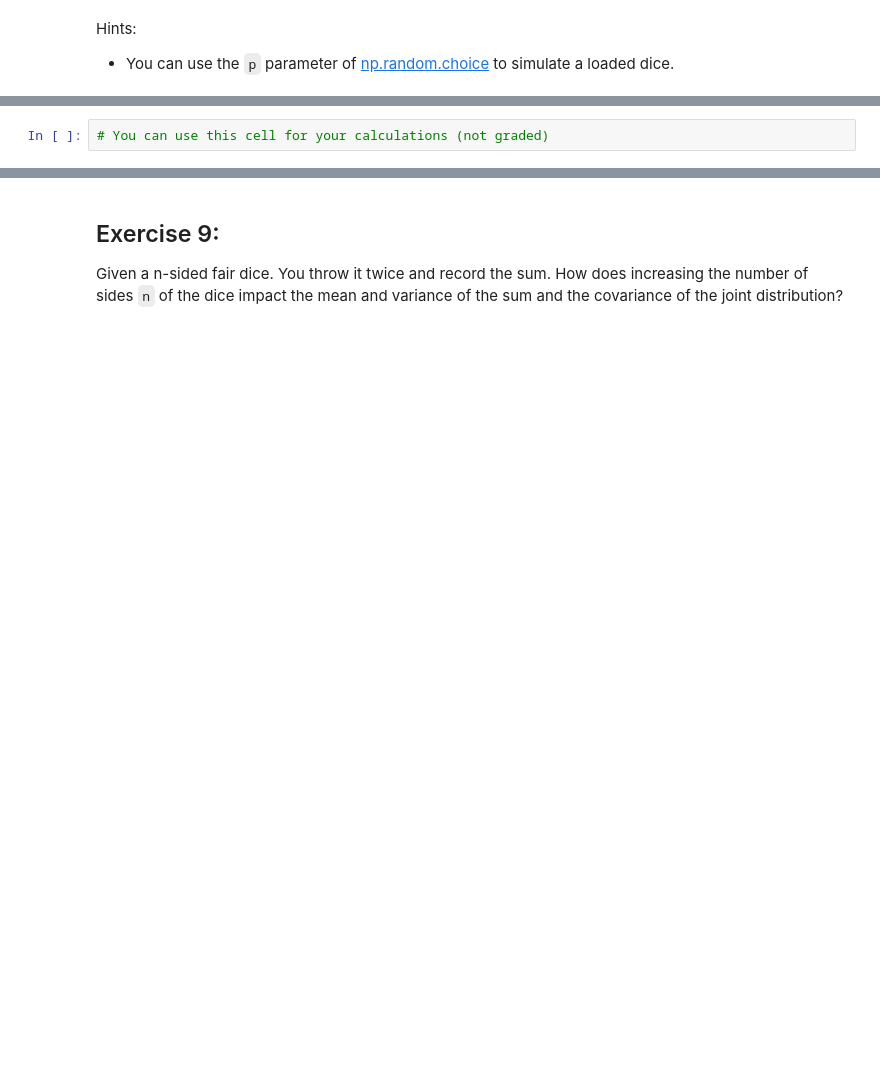
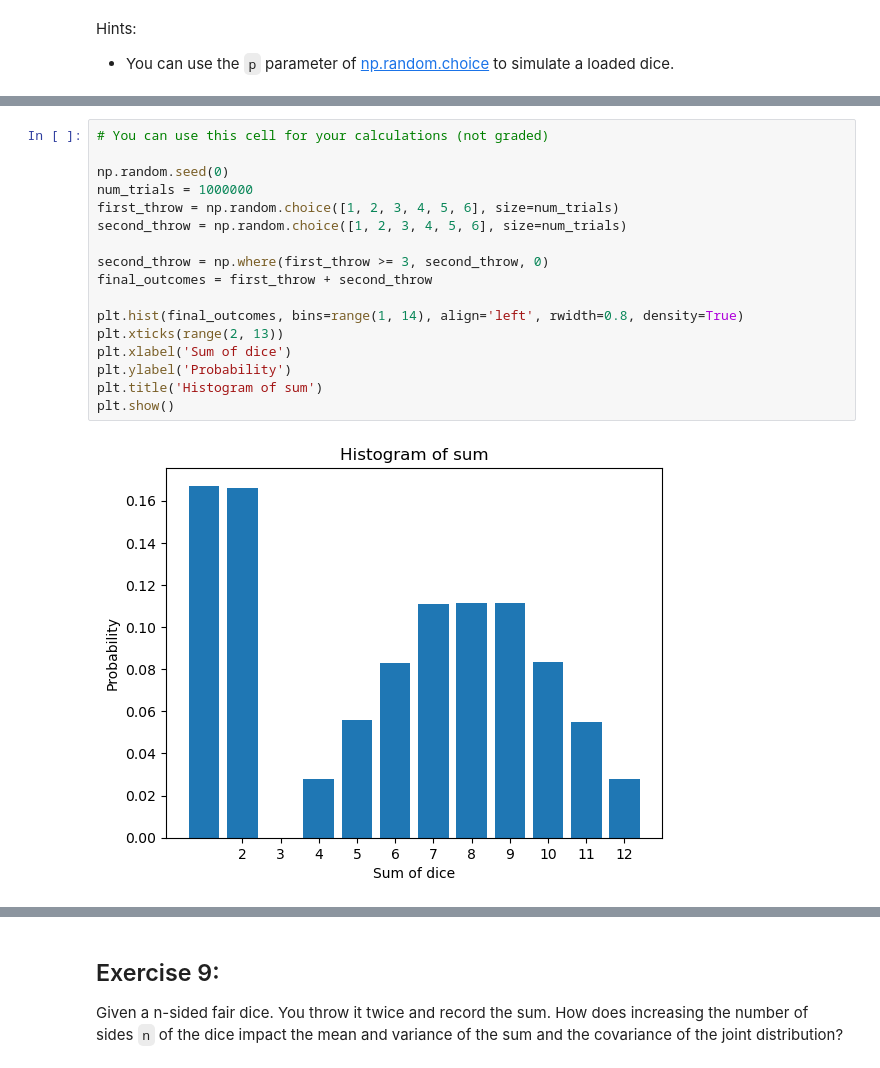
Before and after one commit to dennislamcv1/DeepAIMaths, a Jupyter notebook: Probability & Statistics for Machine Learning/C3_W2_Assignment.ipynb, the cells around one changed output, grey strips where cells are left out. Drawn from its saved outputs; the diff is of its cells as text; blank space fills up the shorter version.

```diff
--- a/Probability & Statistics for Machine Learning/C3_W2_Assignment.ipynb
+++ b/Probability & Statistics for Machine Learning/C3_W2_Assignment.ipynb
@@ -263,5 +340,22 @@ Given the same scenario as in the previous exercise but with the twist that you
 </tr></table>
 # %%
 # You can use this cell for your calculations (not graded)
+
+np.random.seed(0)
+num_trials = 1000000
+first_throw = np.random.choice([1, 2, 3, 4, 5, 6], size=num_trials)
+second_throw = np.random.choice([1, 2, 3, 4, 5, 6], size=num_trials)
+
+second_throw = np.where(first_throw >= 3, second_throw, 0)
+final_outcomes = first_throw + second_throw
+
+plt.hist(final_outcomes, bins=range(1, 14), align='left', rwidth=0.8, density=True)
+plt.xticks(range(2, 13))
+plt.xlabel('Sum of dice')
+plt.ylabel('Probability')
+plt.title('Histogram of sum')
+plt.show()
+# %% [output]
+[figure, added]
 # %%
 # Run this cell to submit your answer
```
Also changed, not shown: parts of 24 cells of this notebook, 2 other files.
